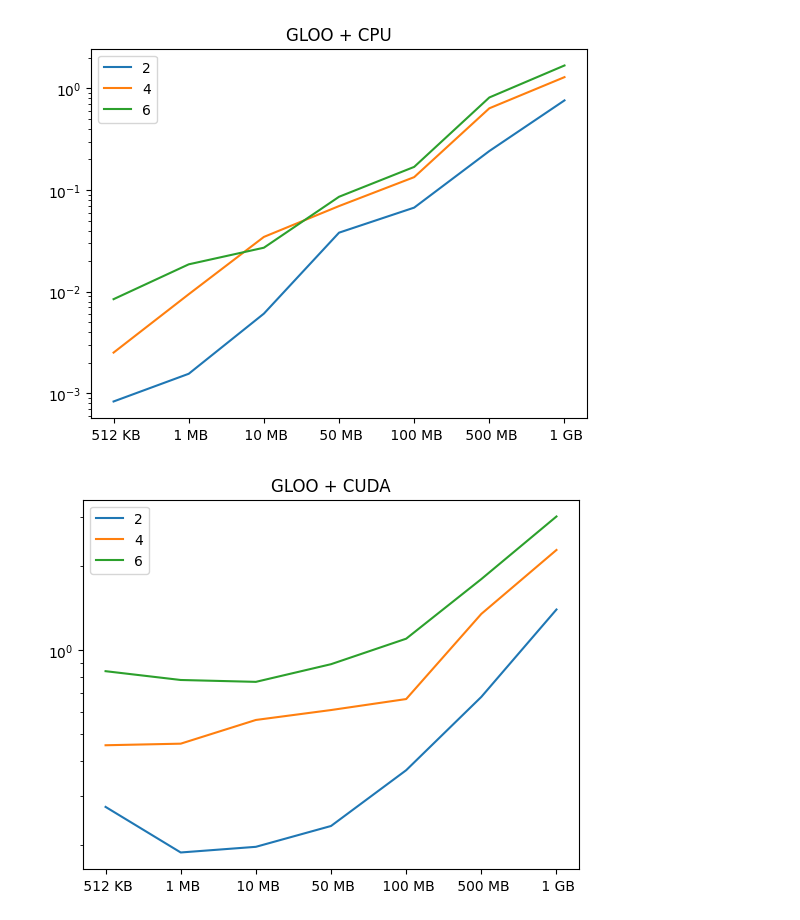
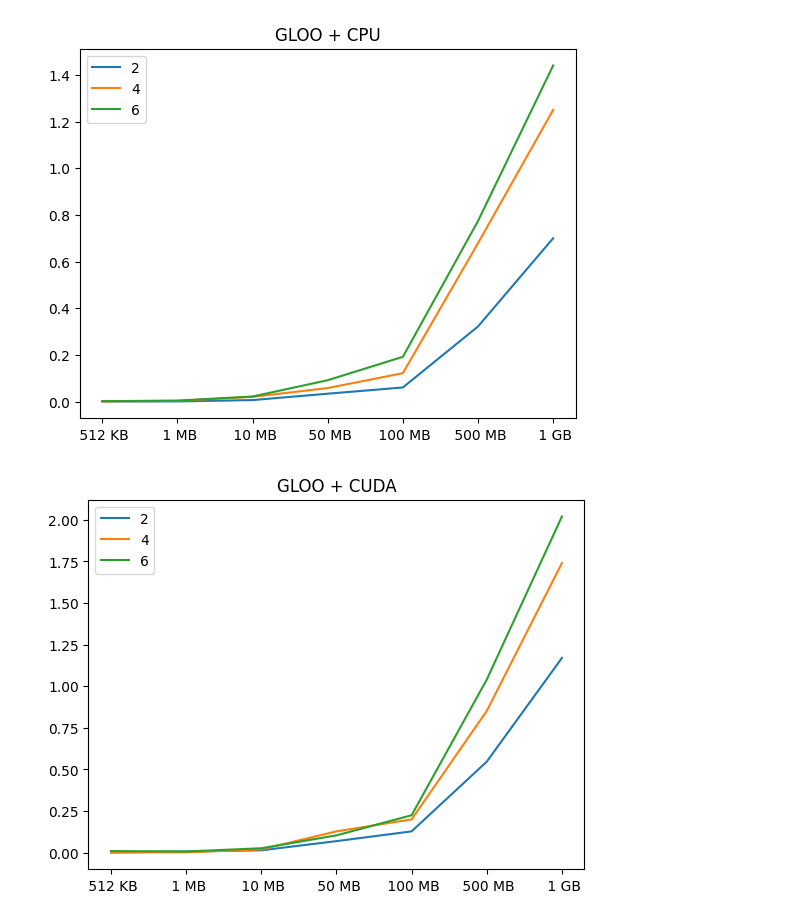
Before and after one commit to marcelroed/spring2024-assignment2-systems, a Jupyter notebook: cs336-systems/cs336_systems/make_plots.ipynb, the cells around one changed output. Cells and saved outputs as stored; diff of their text form; code cells hidden in the pictures.

```diff
--- a/cs336-systems/cs336_systems/make_plots.ipynb
+++ b/cs336-systems/cs336_systems/make_plots.ipynb
@@ -21,13 +21,13 @@ df
 # %%
 for backend_device in df['Backend + Device'].unique():
     sub_df = df[df['Backend + Device'] == backend_device]
     # print(sub_df)
     plt.title(backend_device)
     for world_size in sub_df['World Size'].unique():
         sub_sub_df = sub_df[sub_df['World Size'] == world_size]
-        plt.semilogy(sub_sub_df['Tensor Size'], sub_sub_df['Time'], label=f'{world_size}')
+        plt.plot(sub_sub_df['Tensor Size'][1:], sub_sub_df['Time'][1:], label=f'{world_size}')
     plt.legend()
     plt.show()
 # %% [output]
-[figure, old version]
+[figure, new version]
-[figure, old version]
+[figure, new version]
```
Also changed, not shown: parts of 2 cells of this notebook, 4 other files.
